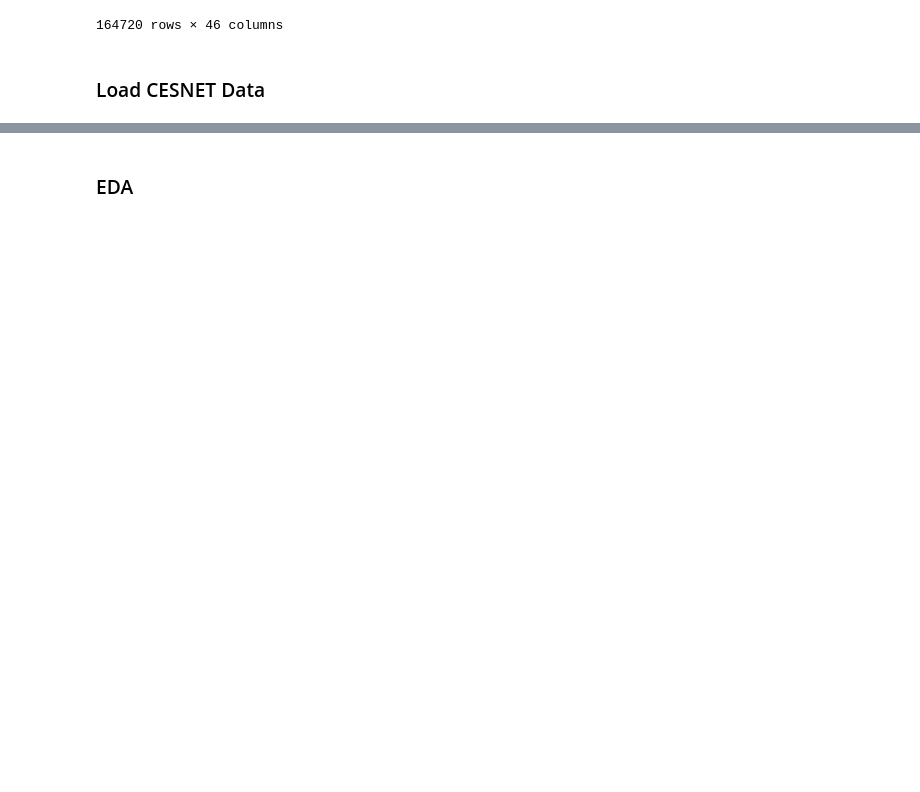
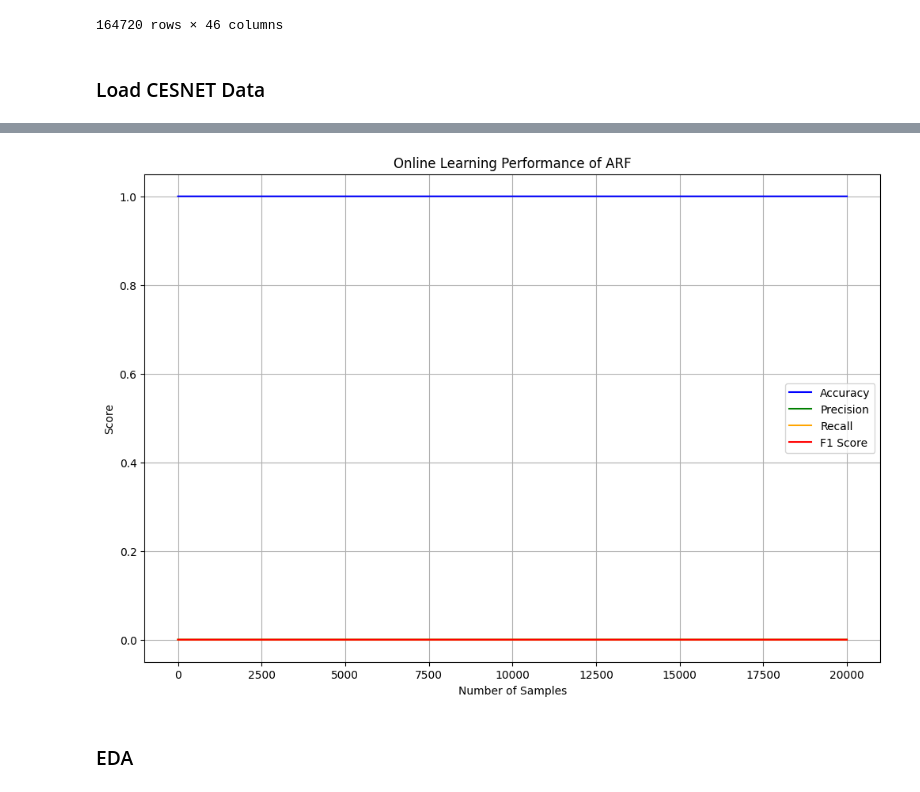
Before and after one commit to Earth-kun/QUICaid, a Jupyter notebook: merging/benign-eda.ipynb, the cells around one changed output, grey strips where cells are left out. Saved outputs shown, nothing was run; the diff lists cells and outputs as text; code cells hidden in the pictures; blank space fills up the shorter version.

```diff
--- a/merging/benign-eda.ipynb
+++ b/merging/benign-eda.ipynb
@@ -80,6 +72,6 @@ cesnet_df
 # %%
 # cesnet_df.to_csv('reduced_cesnet.csv', index=None)
 # %%
-# cesnet_df = pd.read_csv('reduced_cesnet.csv')
-# cesnet_df.dropna(inplace=True)
-# cesnet_df = cesnet_df.astype(float)
+cesnet_df = pd.read_csv('reduced_cesnet.csv')
+cesnet_df.dropna(inplace=True)
+cesnet_df.astype(float)
@@ -85,0 +92,7 @@ cesnet_df
+# %%
+# Take 10k samples from each dataset
+quicaid_samples = quicaid_df.sample(n=100000, random_state=42)
+cesnet_samples = cesnet_df.sample(n=100000, random_state=42)
+
+# Create a new DataFrame by combining them
+combined_df = pd.concat([quicaid_samples, cesnet_samples], ignore_index=True)
@@ -85,0 +101,56 @@ cesnet_df
+# %%
+# Create a data stream
+stream = DataStream(combined_df, target_idx=-1)
+
+# Initialize the ARF classifier
+clf = AdaptiveRandomForestClassifier(random_state=42)
+
+# Store metrics over time
+n_samples = 0
+accuracy_list = []
+precision_list = []
+recall_list = []
+f1_list = []
+sample_counts = []
+
+# Online learning loop
+while stream.has_more_samples():
+    X_batch, y_batch = stream.next_sample()
+
+    if n_samples > 0:
+        # Predict and update metrics
+        y_pred = clf.predict(X_batch)
+        accuracy = accuracy_score(y_batch, y_pred)
+        precision = precision_score(y_batch, y_pred, zero_division=0)
+        recall = recall_score(y_batch, y_pred, zero_division=0)
+        f1 = f1_score(y_batch, y_pred, zero_division=0)
+
+        # Store metrics
+        accuracy_list.append(accuracy)
+        precision_list.append(precision)
+        recall_list.append(recall)
+        f1_list.append(f1)
+        sample_counts.append(n_samples)
+
+    # Train the classifier
+    clf.partial_fit(X_batch, y_batch, classes=[0, 1])
+    n_samples += 1
+
+    # Stop after processing all samples
+    if n_samples == len(combined_df):
+        break
+
+# Plot the results
+plt.figure(figsize=(12, 8))
+plt.plot(sample_counts, accuracy_list, label='Accuracy', color='blue')
+plt.plot(sample_counts, precision_list, label='Precision', color='green')
+plt.plot(sample_counts, recall_list, label='Recall', color='orange')
+plt.plot(sample_counts, f1_list, label='F1 Score', color='red')
+plt.xlabel('Number of Samples')
+plt.ylabel('Score')
+plt.title('Online Learning Performance of ARF')
+plt.legend()
+plt.grid()
+plt.show()
+# %% [output]
+[figure, added]
```
Also changed, not shown: parts of 11 cells of this notebook, 2 other files.
